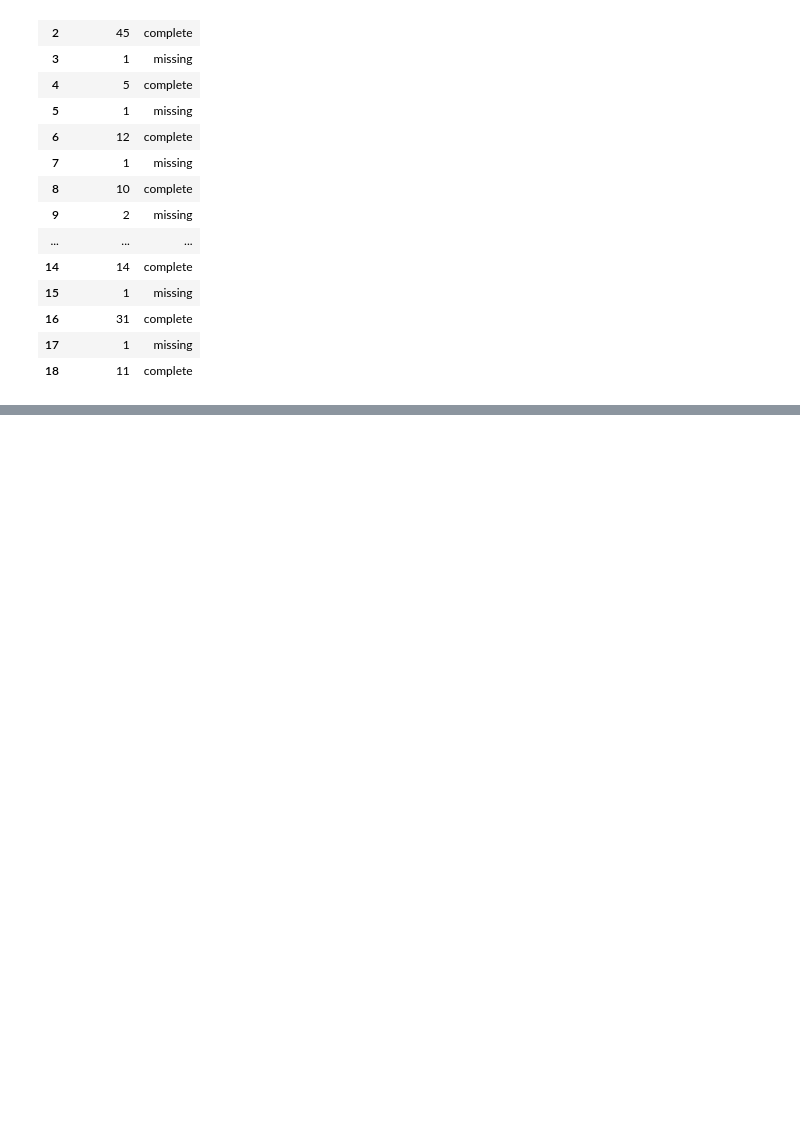
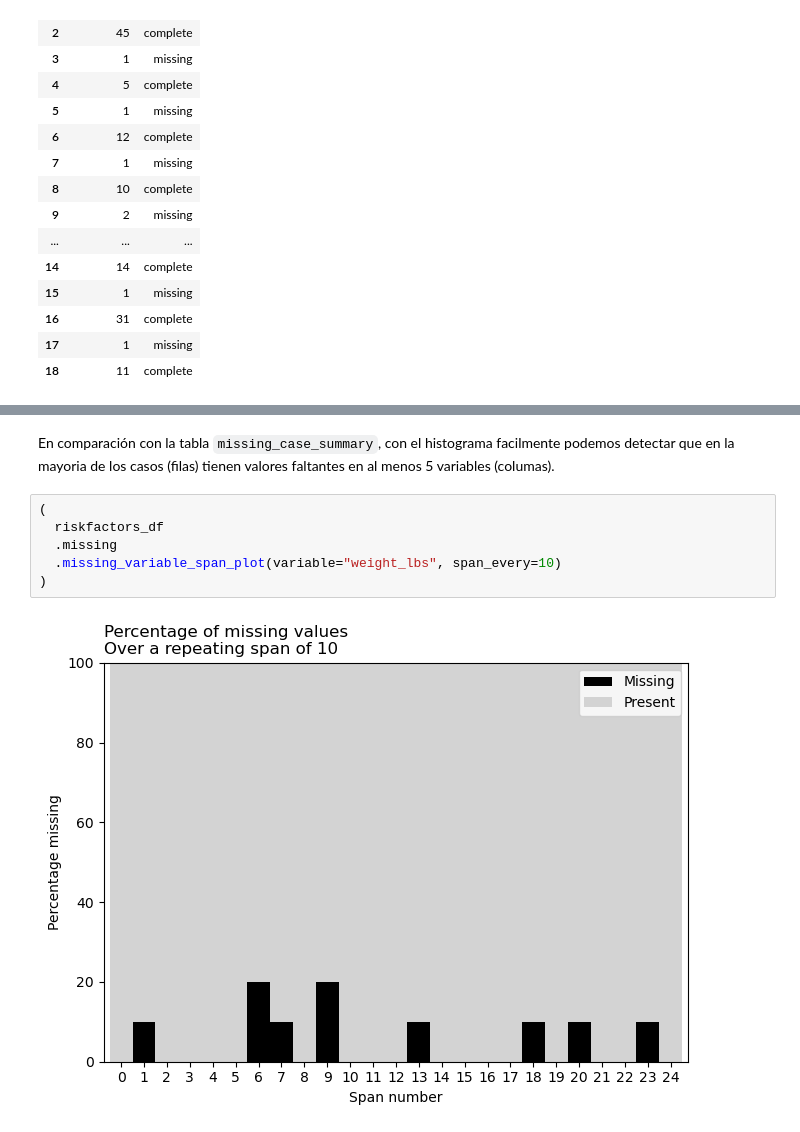
Before and after one commit to pahoalapizco/exploration_missing_values, a Jupyter notebook: notebooks/1.0-exploration_missing_values-manage.ipynb, the cells around one changed output, grey strips where cells are left out. Cells and saved outputs as stored; diff of their text form; blank space fills up the shorter version.

```diff
--- a/notebooks/1.0-exploration_missing_values-manage.ipynb
+++ b/notebooks/1.0-exploration_missing_values-manage.ipynb
@@ -266,0 +286,10 @@ Columnas:
+# %% [markdown]
+En comparación con la tabla `missing_case_summary`, con el histograma facilmente podemos detectar que en la mayoria de los casos (filas) tienen valores faltantes en al menos 5 variables (columas).
+# %%
+(
+  riskfactors_df
+  .missing
+  .missing_variable_span_plot(variable="weight_lbs", span_every=10)
+)
+# %% [output]
+[figure, added]
```
Also changed, not shown: parts of 16 cells of this notebook, 1 other file.
